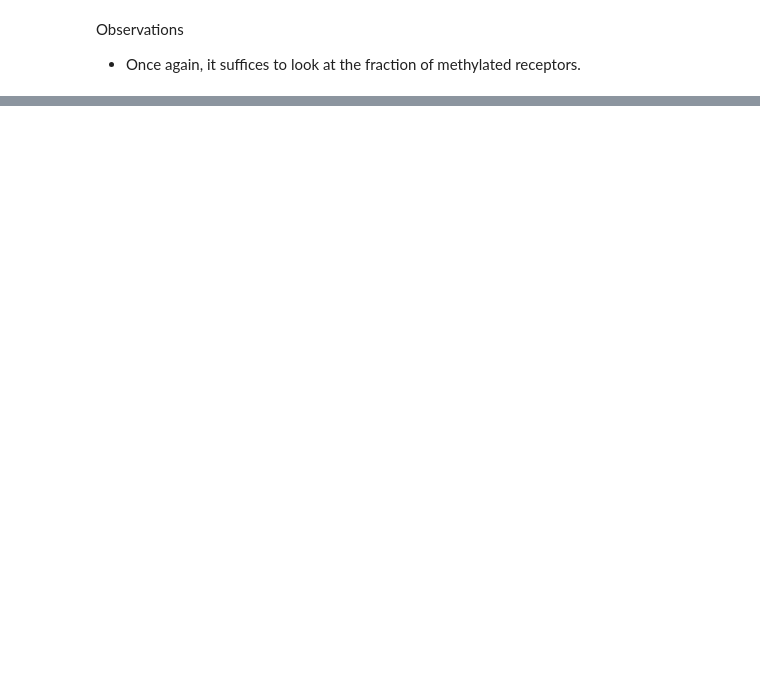
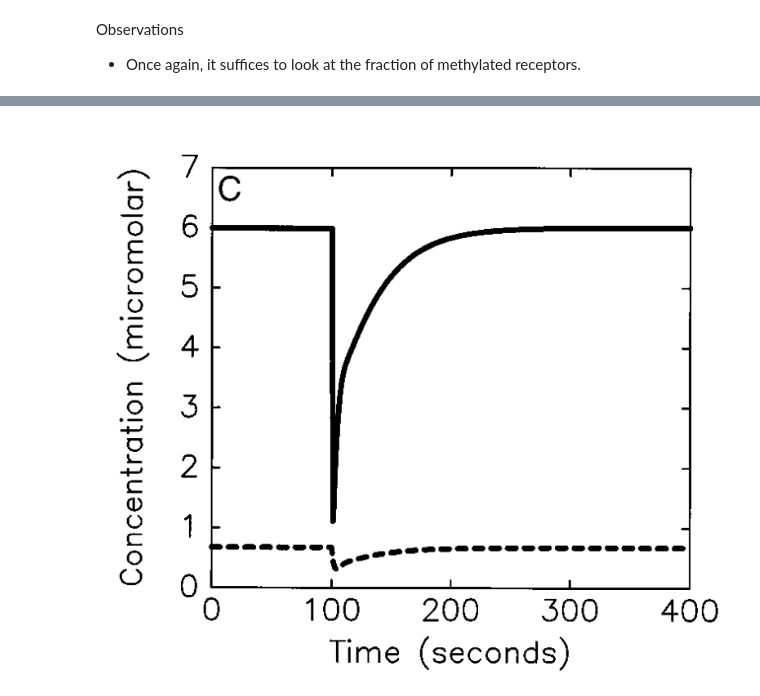
Before and after one commit to ScienceStacks/BioCellControl, a Jupyter notebook: Analysis/chemotaxis.ipynb, the cells around one changed output, grey strips where cells are left out. Saved outputs shown, nothing was run; the diff lists cells and outputs as text; code cells hidden in the pictures; blank space fills up the shorter version.

```diff
--- a/Analysis/chemotaxis.ipynb
+++ b/Analysis/chemotaxis.ipynb
@@ -97,0 +111,5 @@ Observations
+# %%
+from IPython.display import Image, display
+display(Image(filename='img/spiro_largestep.png'))
+# %% [output]
+[figure, added]
```
Also changed, not shown: parts of 24 cells of this notebook, 3 other files.
